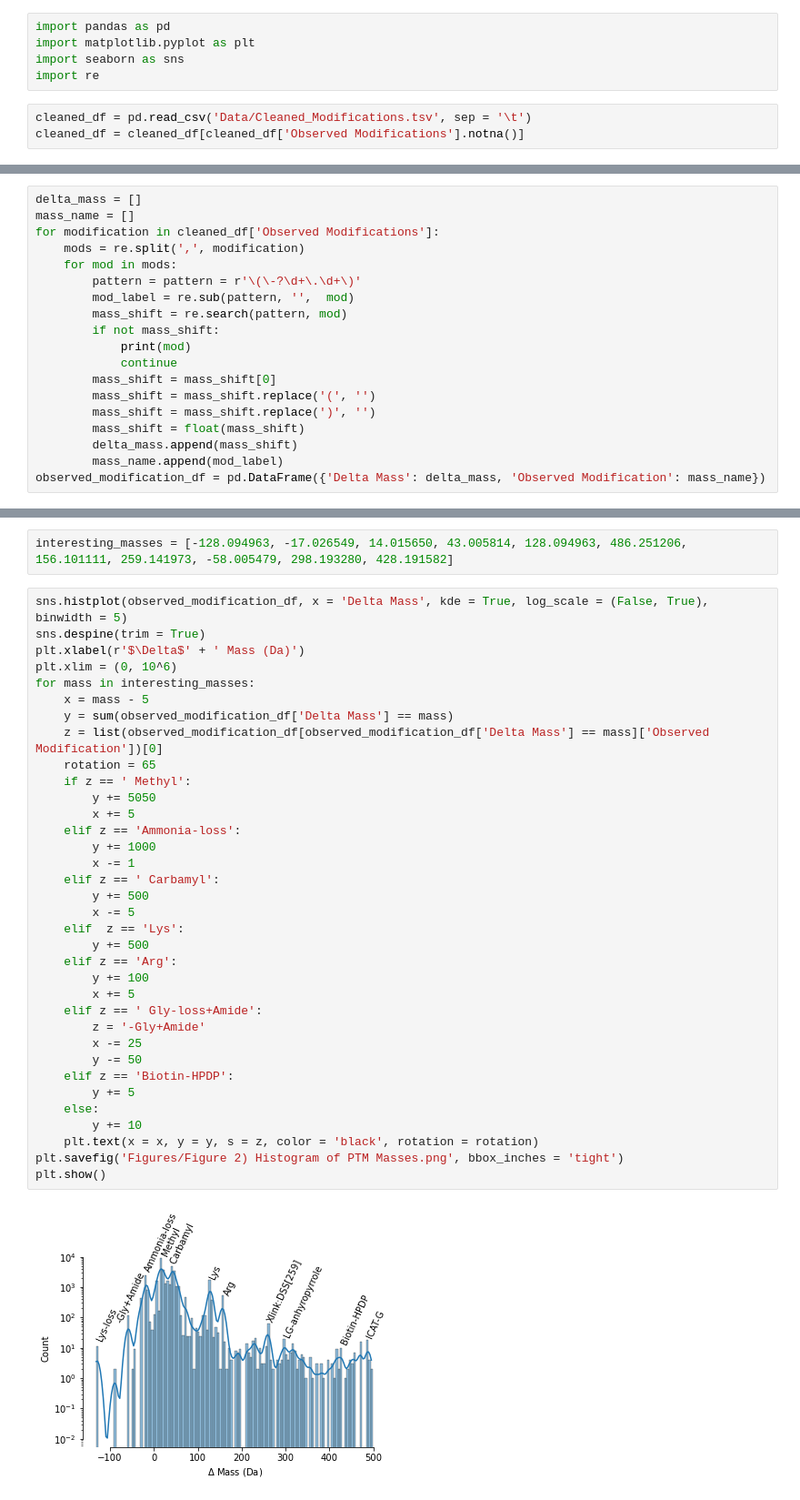
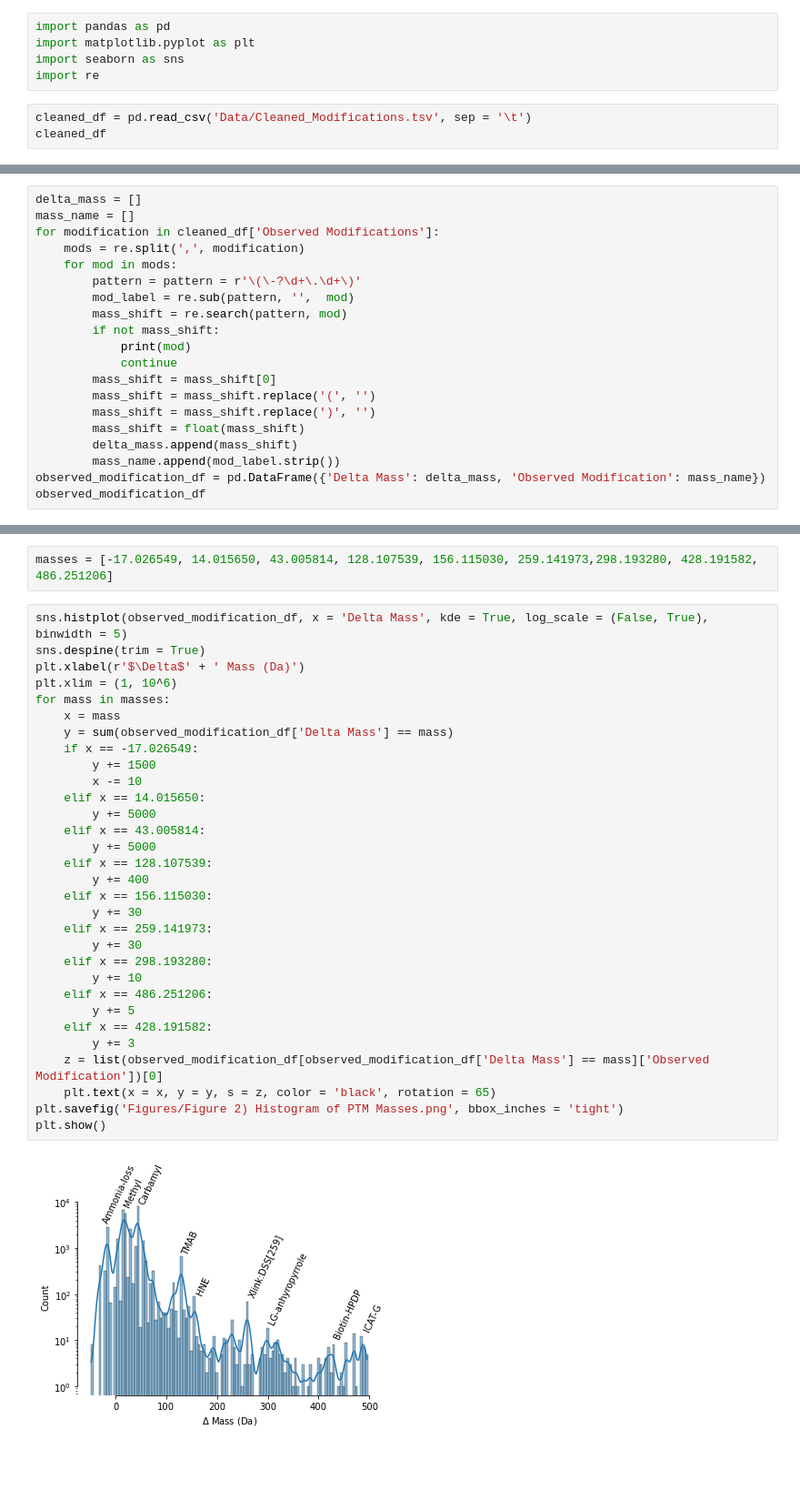
Before and after one commit to nanel96/BIO_465_PTM, a Jupyter notebook: Make Figure 2) Histogram of PTM Masses.ipynb, the cells around one changed output, grey strips where cells are left out. Shown at 91% size. Saved outputs shown, nothing was run; the diff lists cells and outputs as text; blank space fills up the shorter version.

Commit message:
update figure 2

```diff
--- a/Make Figure 2) Histogram of PTM Masses.ipynb
+++ b/Make Figure 2) Histogram of PTM Masses.ipynb
@@ -5,4 +5,4 @@ import seaborn as sns
 import re
 # %%
 cleaned_df = pd.read_csv('Data/Cleaned_Modifications.tsv', sep = '\t')
-cleaned_df = cleaned_df[cleaned_df['Observed Modifications'].notna()]
+cleaned_df
@@ -23,5 +37,6 @@ for modification in cleaned_df['Observed Modifications']:
         mass_shift = mass_shift.replace(')', '')
         mass_shift = float(mass_shift)
         delta_mass.append(mass_shift)
-        mass_name.append(mod_label)
+        mass_name.append(mod_label.strip())
 observed_modification_df = pd.DataFrame({'Delta Mass': delta_mass, 'Observed Modification': mass_name})
+observed_modification_df
@@ -48,39 +79,35 @@ list(pd.unique(observed_modification_df['Observed Modification']))
 # %%
-interesting_masses = [-128.094963, -17.026549, 14.015650, 43.005814, 128.094963, 486.251206, 156.101111, 259.141973, -58.005479, 298.193280, 428.191582]
+masses = [-17.026549, 14.015650, 43.005814, 128.107539, 156.115030, 259.141973,298.193280, 428.191582, 486.251206]
 # %%
 sns.histplot(observed_modification_df, x = 'Delta Mass', kde = True, log_scale = (False, True), binwidth = 5)
 sns.despine(trim = True)
 plt.xlabel(r'$\Delta$' + ' Mass (Da)')
-plt.xlim = (0, 10^6)
-for mass in interesting_masses:
-    x = mass - 5
+plt.xlim = (1, 10^6)
+for mass in masses:
+    x = mass
     y = sum(observed_modification_df['Delta Mass'] == mass)
+    if x == -17.026549:
+        y += 1500
+        x -= 10
+    elif x == 14.015650:
+        y += 5000
+    elif x == 43.005814:
+        y += 5000
+    elif x == 128.107539:
+        y += 400
+    elif x == 156.115030:
+        y += 30
+    elif x == 259.141973:
+        y += 30
+    elif x == 298.193280:
+        y += 10
+    elif x == 486.251206:
+        y += 5
+    elif x == 428.191582:
+        y += 3
     z = list(observed_modification_df[observed_modification_df['Delta Mass'] == mass]['Observed Modification'])[0]
-    rotation = 65
-    if z == ' Methyl':
-        y += 5050
-        x += 5
-    elif z == 'Ammonia-loss':
-        y += 1000
-        x -= 1
-    elif z == ' Carbamyl':
-        y += 500
-        x -= 5
-    elif  z == 'Lys':
-        y += 500
-    elif z == 'Arg':
-        y += 100
-        x += 5
-    elif z == ' Gly-loss+Amide':
-        z = '-Gly+Amide'
-        x -= 25
-        y -= 50
-    elif z == 'Biotin-HPDP':
-        y += 5
-    else:
-        y += 10
-    plt.text(x = x, y = y, s = z, color = 'black', rotation = rotation)
+    plt.text(x = x, y = y, s = z, color = 'black', rotation = 65)
 plt.savefig('Figures/Figure 2) Histogram of PTM Masses.png', bbox_inches = 'tight')
 plt.show()
 # %% [output]
-[figure, old version]
+[figure, new version]
```
Also changed, not shown: parts of 4 cells of this notebook, 1 other file.
